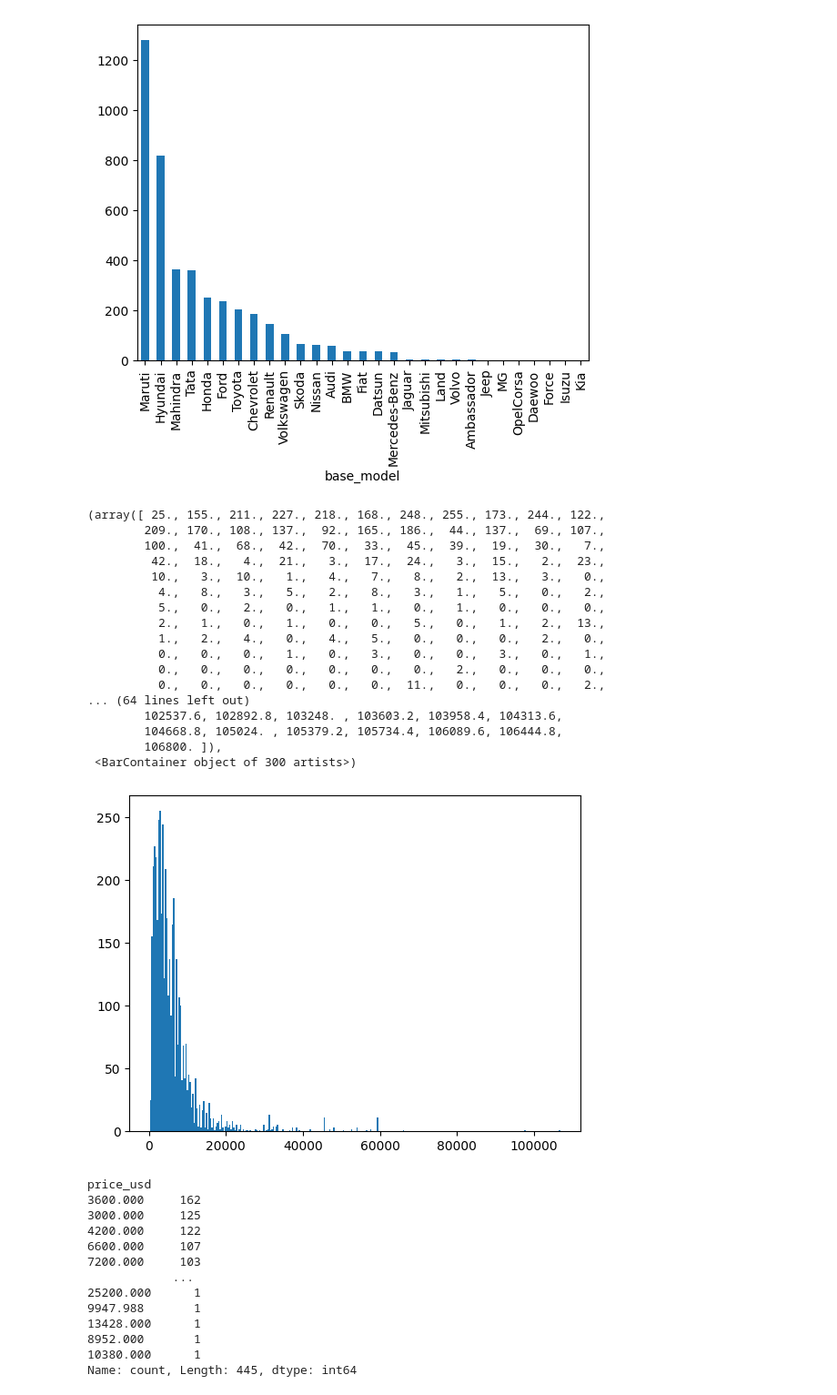
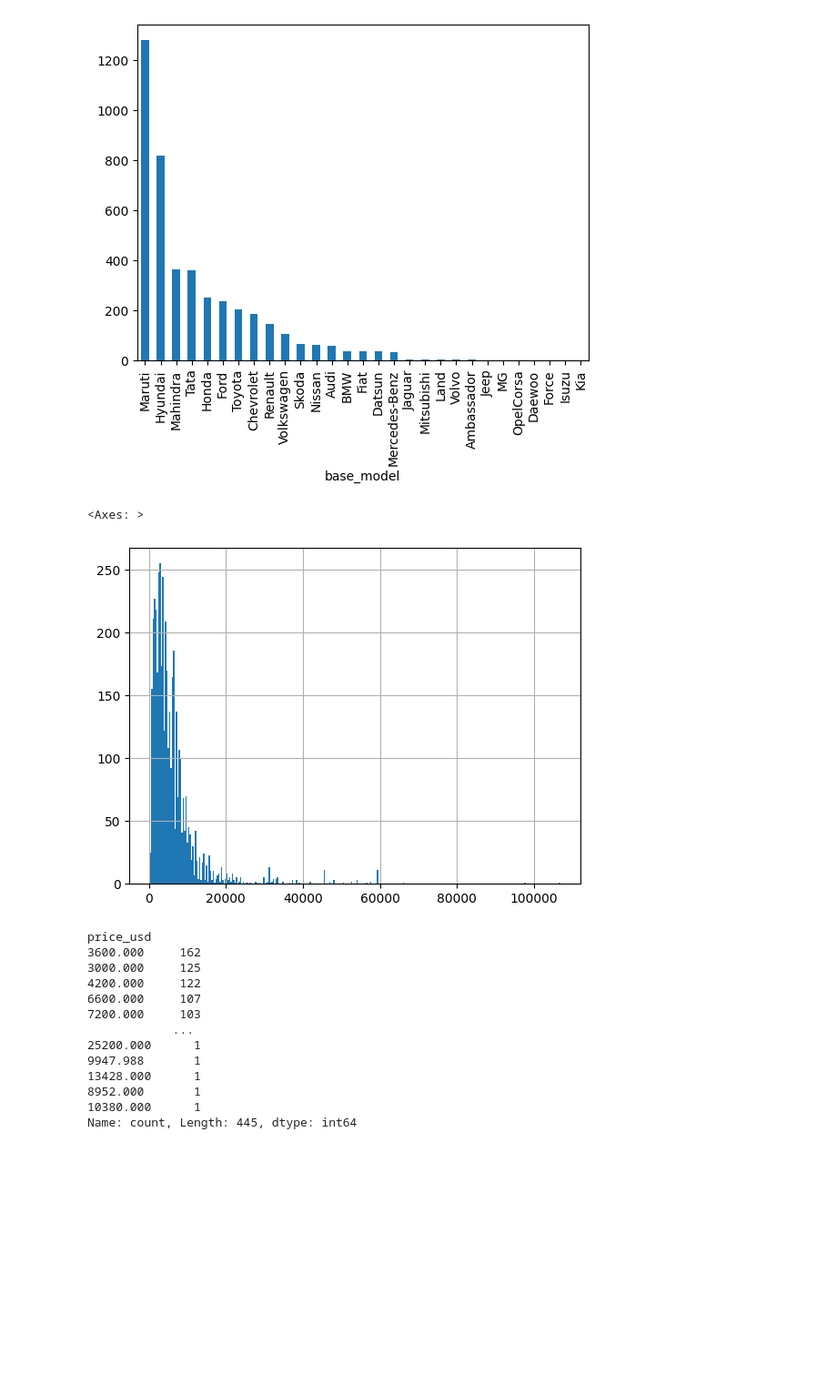
Before and after one commit to leoflewis/631-project-2, a Jupyter notebook: Project-Notebook.ipynb, the cells around one changed output. Shown at 91% size. Saved outputs shown, nothing was run; the diff lists cells and outputs as text; code cells hidden in the pictures; blank space fills up the shorter version.

```diff
--- a/Project-Notebook.ipynb
+++ b/Project-Notebook.ipynb
@@ -99,27 +99,11 @@ df.base_model.value_counts().plot.bar()
 [figure]
 # %%
 plt.ticklabel_format(style='plain')
-plt.hist(df.price_usd, bins=300)
+df.price_usd.hist(bins=300)
 # you can see in this histogram that the distribution scews to the left.
 # %% [output]
-(array([ 25., 155., 211., 227., 218., 168., 248., 255., 173., 244., 122.,
-        209., 170., 108., 137.,  92., 165., 186.,  44., 137.,  69., 107.,
-        100.,  41.,  68.,  42.,  70.,  33.,  45.,  39.,  19.,  30.,   7.,
-         42.,  18.,   4.,  21.,   3.,  17.,  24.,   3.,  15.,   2.,  23.,
-         10.,   3.,  10.,   1.,   4.,   7.,   8.,   2.,  13.,   3.,   0.,
-          4.,   8.,   3.,   5.,   2.,   8.,   3.,   1.,   5.,   0.,   2.,
-          5.,   0.,   2.,   0.,   1.,   1.,   0.,   1.,   0.,   0.,   0.,
-          2.,   1.,   0.,   1.,   0.,   0.,   5.,   0.,   1.,   2.,  13.,
-          1.,   2.,   4.,   0.,   4.,   5.,   0.,   0.,   0.,   2.,   0.,
-          0.,   0.,   0.,   1.,   0.,   3.,   0.,   0.,   3.,   0.,   1.,
-          0.,   0.,   0.,   0.,   0.,   0.,   0.,   2.,   0.,   0.,   0.,
-          0.,   0.,   0.,   0.,   0.,   0.,  11.,   0.,   0.,   0.,   2.,
-... (64 lines left out)
-        102537.6, 102892.8, 103248. , 103603.2, 103958.4, 104313.6,
-        104668.8, 105024. , 105379.2, 105734.4, 106089.6, 106444.8,
-        106800. ]),
- <BarContainer object of 300 artists>)
+<Axes: >
-[figure, old version]
+[figure, new version]
 # %%
 df.price_usd.value_counts()
 # %% [output]
```
Also changed, not shown: parts of 33 cells of this notebook, 1 other file.
